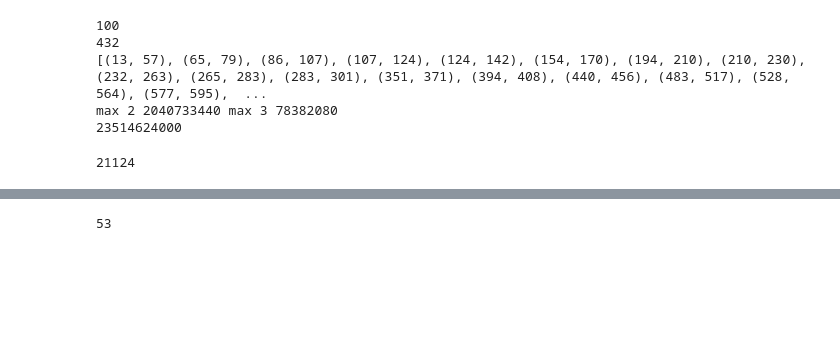
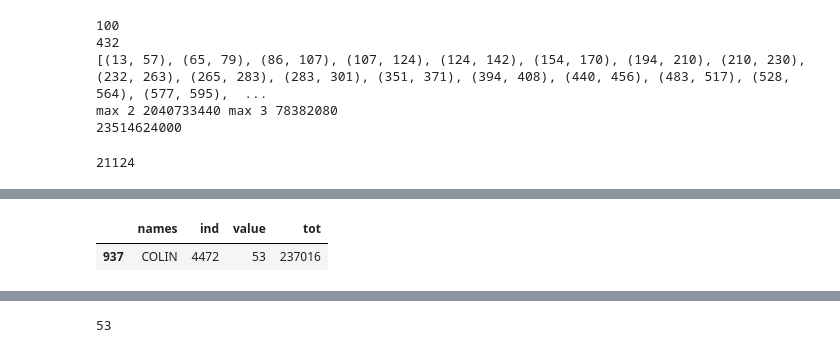
Before and after one commit to chajmz/Dataquest, a Jupyter notebook: ProjectEuler.ipynb, the cells around one changed output, grey strips where cells are left out. Cells and saved outputs as stored; diff of their text form; code cells hidden in the pictures; blank space fills up the shorter version.

```diff
--- a/ProjectEuler.ipynb
+++ b/ProjectEuler.ipynb
@@ -236,0 +221,7 @@ df
+# %%
+df = df.sort_values(by=['names'])
+df = df.reset_index(drop=True)
+df[df['names'] == 'COLIN']
+# %% [output]
+|  | names | ind | value | tot |
+| 937 | COLIN | 4472 | 53 | 237016 |
```
Also changed, not shown: parts of 13 cells of this notebook.
